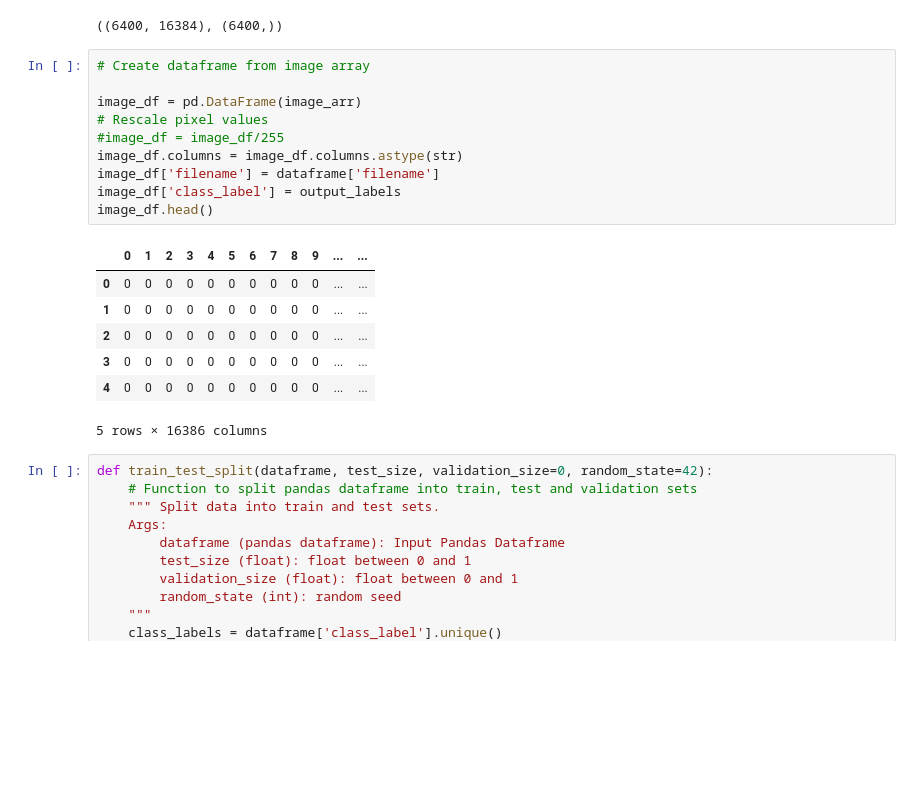
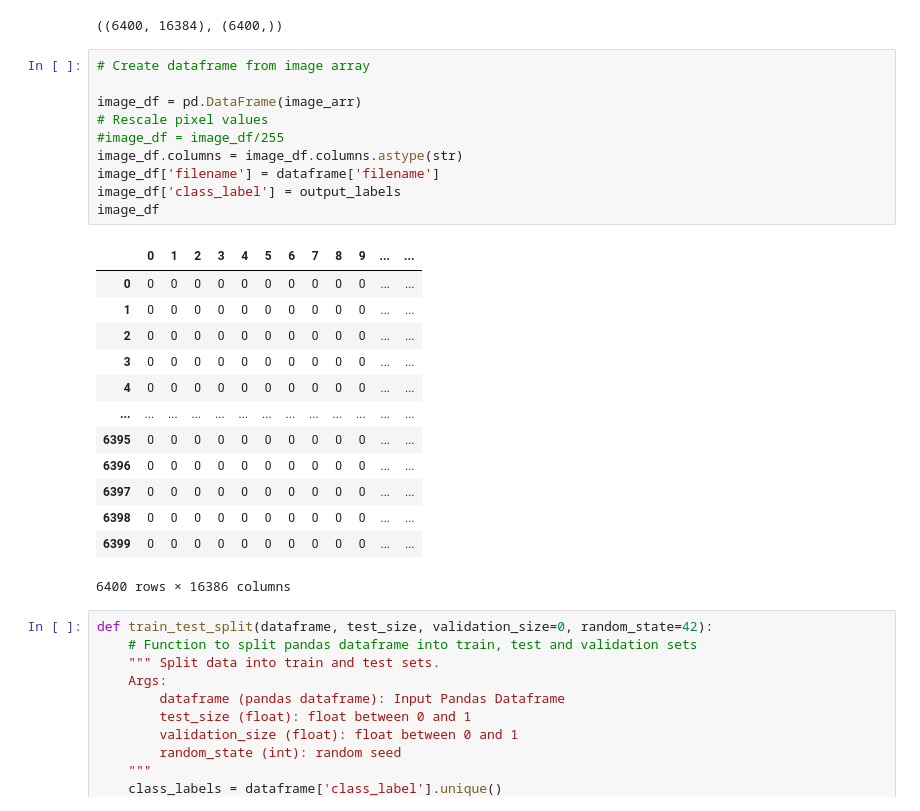
Before and after one commit to mehmetbayik/Alzheimer-MRI-Prediction-from-Scratch, a Jupyter notebook: logistic-model.ipynb, the cells around one changed output. Cells and saved outputs as stored; diff of their text form; blank space fills up the shorter version.

```diff
--- a/logistic-model.ipynb
+++ b/logistic-model.ipynb
@@ -121,21 +121,27 @@ image_arr.shape, output_labels.shape
 # %%
 # Create dataframe from image array
 
 image_df = pd.DataFrame(image_arr)
 # Rescale pixel values
 #image_df = image_df/255
 image_df.columns = image_df.columns.astype(str)
 image_df['filename'] = dataframe['filename']
 image_df['class_label'] = output_labels
-image_df.head()
+image_df
 # %% [output]
 |  | 0 | 1 | 2 | 3 | 4 | 5 | 6 | 7 | 8 | 9 | ... | ... |
 | 0 | 0 | 0 | 0 | 0 | 0 | 0 | 0 | 0 | 0 | 0 | ... | ... |
 | 1 | 0 | 0 | 0 | 0 | 0 | 0 | 0 | 0 | 0 | 0 | ... | ... |
 | 2 | 0 | 0 | 0 | 0 | 0 | 0 | 0 | 0 | 0 | 0 | ... | ... |
 | 3 | 0 | 0 | 0 | 0 | 0 | 0 | 0 | 0 | 0 | 0 | ... | ... |
 | 4 | 0 | 0 | 0 | 0 | 0 | 0 | 0 | 0 | 0 | 0 | ... | ... |
+| ... | ... | ... | ... | ... | ... | ... | ... | ... | ... | ... | ... | ... |
+| 6395 | 0 | 0 | 0 | 0 | 0 | 0 | 0 | 0 | 0 | 0 | ... | ... |
+| 6396 | 0 | 0 | 0 | 0 | 0 | 0 | 0 | 0 | 0 | 0 | ... | ... |
+| 6397 | 0 | 0 | 0 | 0 | 0 | 0 | 0 | 0 | 0 | 0 | ... | ... |
+| 6398 | 0 | 0 | 0 | 0 | 0 | 0 | 0 | 0 | 0 | 0 | ... | ... |
+| 6399 | 0 | 0 | 0 | 0 | 0 | 0 | 0 | 0 | 0 | 0 | ... | ... |
-5 rows × 16386 columns
+6400 rows × 16386 columns
 # %%
 def train_test_split(dataframe, test_size, validation_size=0, random_state=42):
     # Function to split pandas dataframe into train, test and validation sets
```
Also changed, not shown: parts of 3 cells of this notebook.
